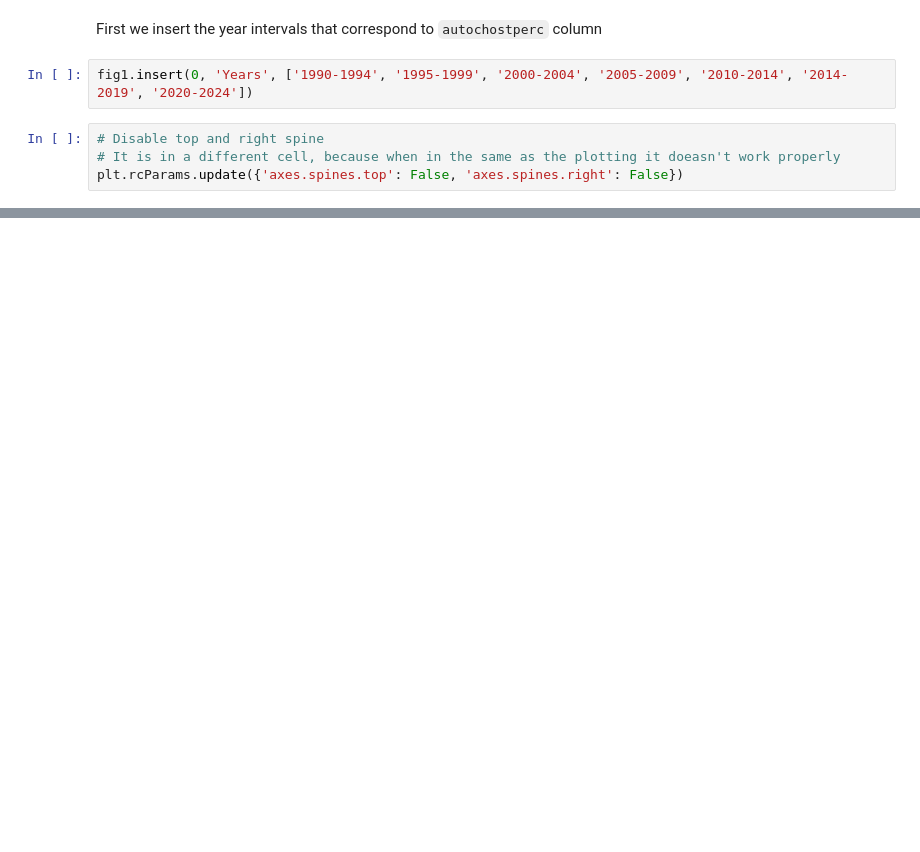
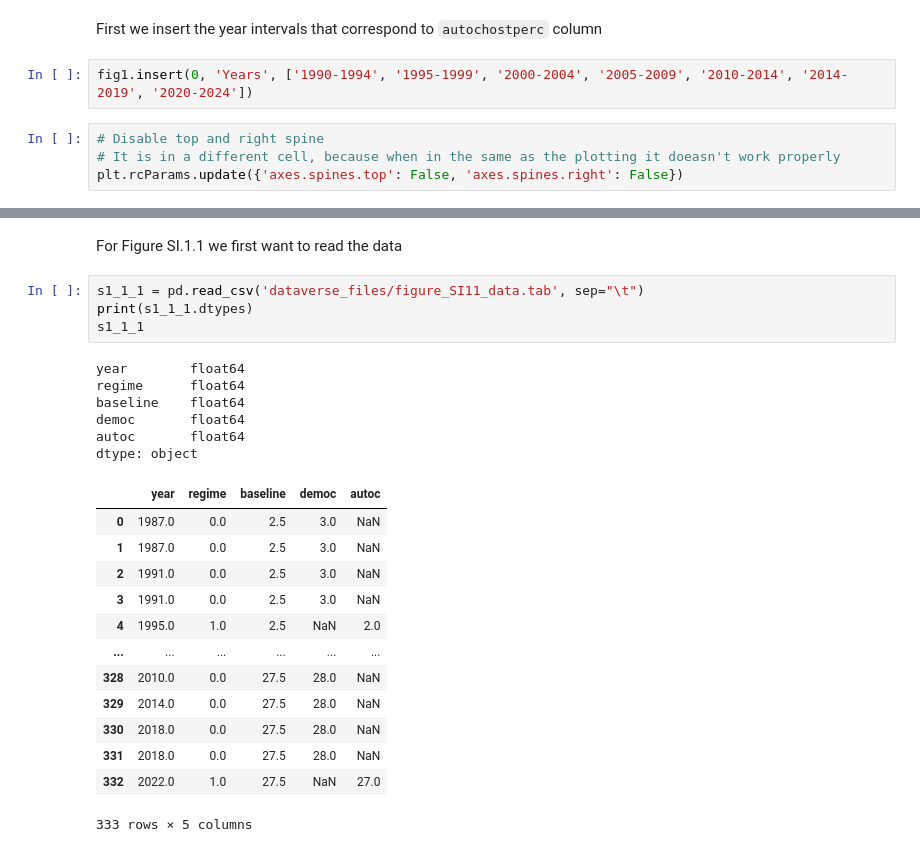
Before and after one commit to pdvass/ml_assignment2, a Jupyter notebook: Assignment_2.ipynb, the cells around one changed output, grey strips where cells are left out. Cells and saved outputs as stored; diff of their text form; blank space fills up the shorter version.

```diff
--- a/Assignment_2.ipynb
+++ b/Assignment_2.ipynb
@@ -229,0 +228,26 @@ Text(0, 0.5, 'Autocratic host regimes (in %)')
+# %% [markdown]
+For Figure SI.1.1 we first want to read the data
+# %%
+s1_1_1 = pd.read_csv('dataverse_files/figure_SI11_data.tab', sep="\t")
+print(s1_1_1.dtypes)
+s1_1_1
+# %% [output]
+year        float64
+regime      float64
+baseline    float64
+democ       float64
+autoc       float64
+dtype: object
+|  | year | regime | baseline | democ | autoc |
+| 0 | 1987.0 | 0.0 | 2.5 | 3.0 | NaN |
+| 1 | 1987.0 | 0.0 | 2.5 | 3.0 | NaN |
+| 2 | 1991.0 | 0.0 | 2.5 | 3.0 | NaN |
+| 3 | 1991.0 | 0.0 | 2.5 | 3.0 | NaN |
+| 4 | 1995.0 | 1.0 | 2.5 | NaN | 2.0 |
+| ... | ... | ... | ... | ... | ... |
+| 328 | 2010.0 | 0.0 | 27.5 | 28.0 | NaN |
+| 329 | 2014.0 | 0.0 | 27.5 | 28.0 | NaN |
+| 330 | 2018.0 | 0.0 | 27.5 | 28.0 | NaN |
+| 331 | 2018.0 | 0.0 | 27.5 | 28.0 | NaN |
+| 332 | 2022.0 | 1.0 | 27.5 | NaN | 27.0 |
+333 rows × 5 columns
```
Also changed, not shown: parts of 10 cells of this notebook, 2 other files.
